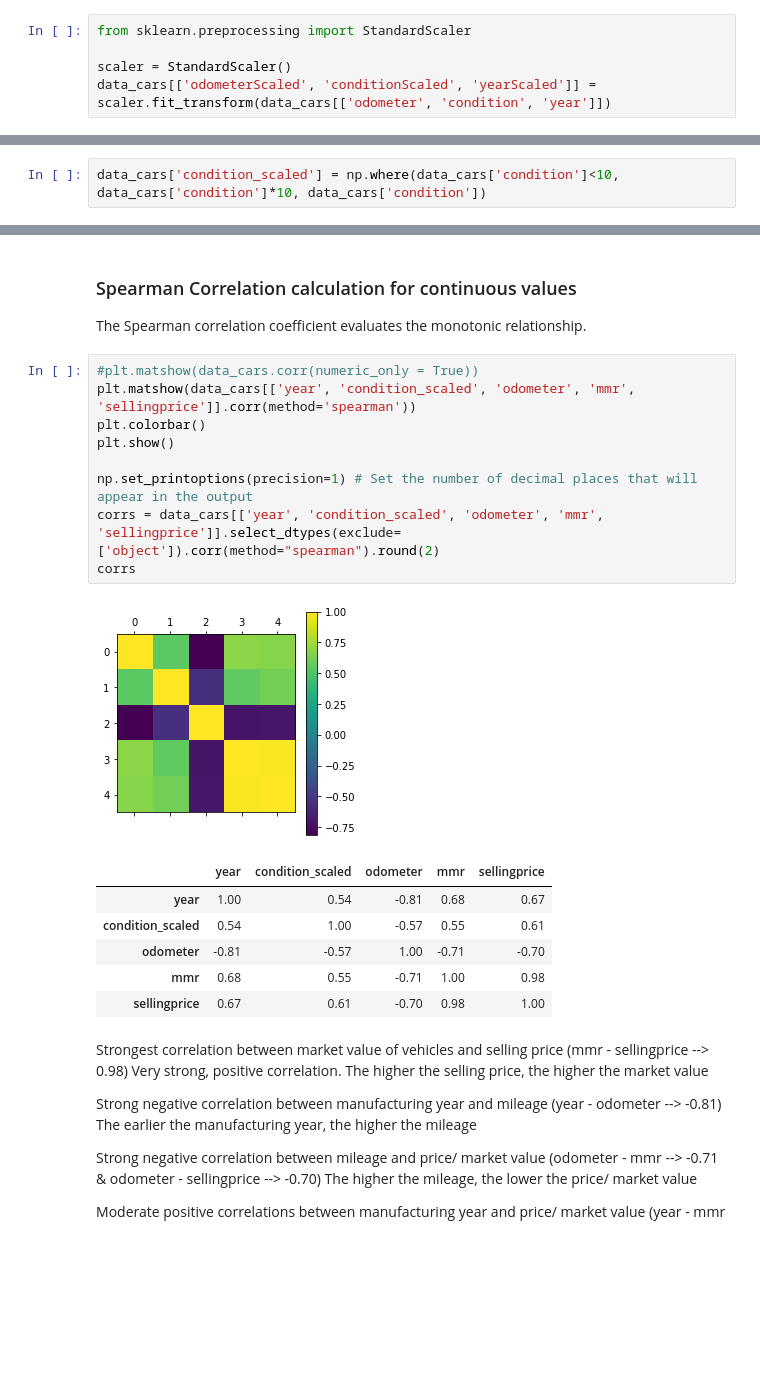
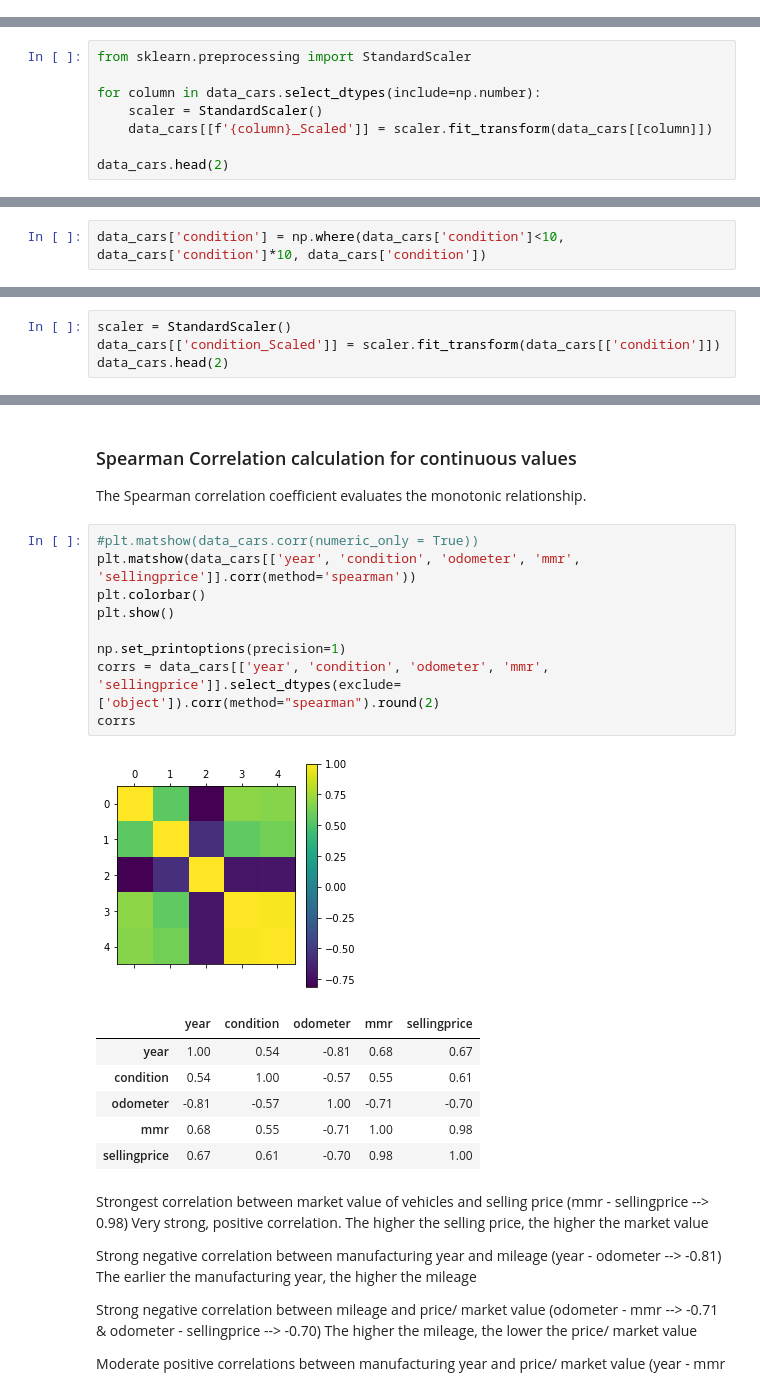
Before and after one commit to nadine-ma/Car_Sales_Exploration_Prediction, a Jupyter notebook: car_prices.ipynb, the cells around one changed output, grey strips where cells are left out. Saved outputs shown, nothing was run; the diff lists cells and outputs as text; blank space fills up the shorter version.

```diff
--- a/car_prices.ipynb
+++ b/car_prices.ipynb
@@ -214,5 +212,0 @@ plt.show()
-# %%
-from sklearn.preprocessing import StandardScaler
-
-scaler = StandardScaler()
-data_cars[['odometerScaled', 'conditionScaled', 'yearScaled']] = scaler.fit_transform(data_cars[['odometer', 'condition', 'year']])
@@ -253,0 +245,8 @@ data_cars['sellerID'] = data_cars['sellerID'].cat.codes
+# %%
+from sklearn.preprocessing import StandardScaler
+
+for column in data_cars.select_dtypes(include=np.number):
+    scaler = StandardScaler()
+    data_cars[[f'{column}_Scaled']] = scaler.fit_transform(data_cars[[column]])
+
+data_cars.head(2)
@@ -318,4 +342,4 @@ plt.show()
 # %% [markdown]
 We see some kind of positive relationship between condition and selling price even though there are Vehicles for all condition stages that receive low selling prices. We can also see that the condition 1-5 area looks very similar to the condition 10-50 area which support our hypothesis that the dataset includes two different rating scales. We will fix this by converting the 1-5 condition scale to the 10-50 scale.
 # %%
-data_cars['condition_scaled'] = np.where(data_cars['condition']<10, data_cars['condition']*10, data_cars['condition'])
+data_cars['condition'] = np.where(data_cars['condition']<10, data_cars['condition']*10, data_cars['condition'])
@@ -321,0 +348,4 @@ data_cars['condition_scaled'] = np.where(data_cars['condition']<10, data_cars['c
+# %%
+scaler = StandardScaler()
+data_cars[['condition_Scaled']] = scaler.fit_transform(data_cars[['condition']])
+data_cars.head(2)
@@ -653,18 +684,18 @@ All calculated Pearson correlations are statistically significant (p < 0.05)
 The Spearman correlation coefficient evaluates the monotonic relationship.
 # %%
 #plt.matshow(data_cars.corr(numeric_only = True))
-plt.matshow(data_cars[['year', 'condition_scaled', 'odometer', 'mmr', 'sellingprice']].corr(method='spearman'))
+plt.matshow(data_cars[['year', 'condition', 'odometer', 'mmr', 'sellingprice']].corr(method='spearman'))
 plt.colorbar()
 plt.show()
 
-np.set_printoptions(precision=1) # Set the number of decimal places that will appear in the output
-corrs = data_cars[['year', 'condition_scaled', 'odometer', 'mmr', 'sellingprice']].select_dtypes(exclude=['object']).corr(method="spearman").round(2)
+np.set_printoptions(precision=1)
+corrs = data_cars[['year', 'condition', 'odometer', 'mmr', 'sellingprice']].select_dtypes(exclude=['object']).corr(method="spearman").round(2)
 corrs
 # %% [output]
 [figure]
-|  | year | condition_scaled | odometer | mmr | sellingprice |
+|  | year | condition | odometer | mmr | sellingprice |
 | year | 1.00 | 0.54 | -0.81 | 0.68 | 0.67 |
-| condition_scaled | 0.54 | 1.00 | -0.57 | 0.55 | 0.61 |
+| condition | 0.54 | 1.00 | -0.57 | 0.55 | 0.61 |
 | odometer | -0.81 | -0.57 | 1.00 | -0.71 | -0.70 |
 | mmr | 0.68 | 0.55 | -0.71 | 1.00 | 0.98 |
 | sellingprice | 0.67 | 0.61 | -0.70 | 0.98 | 1.00 |
```
Also changed, not shown: parts of 36 cells of this notebook.
